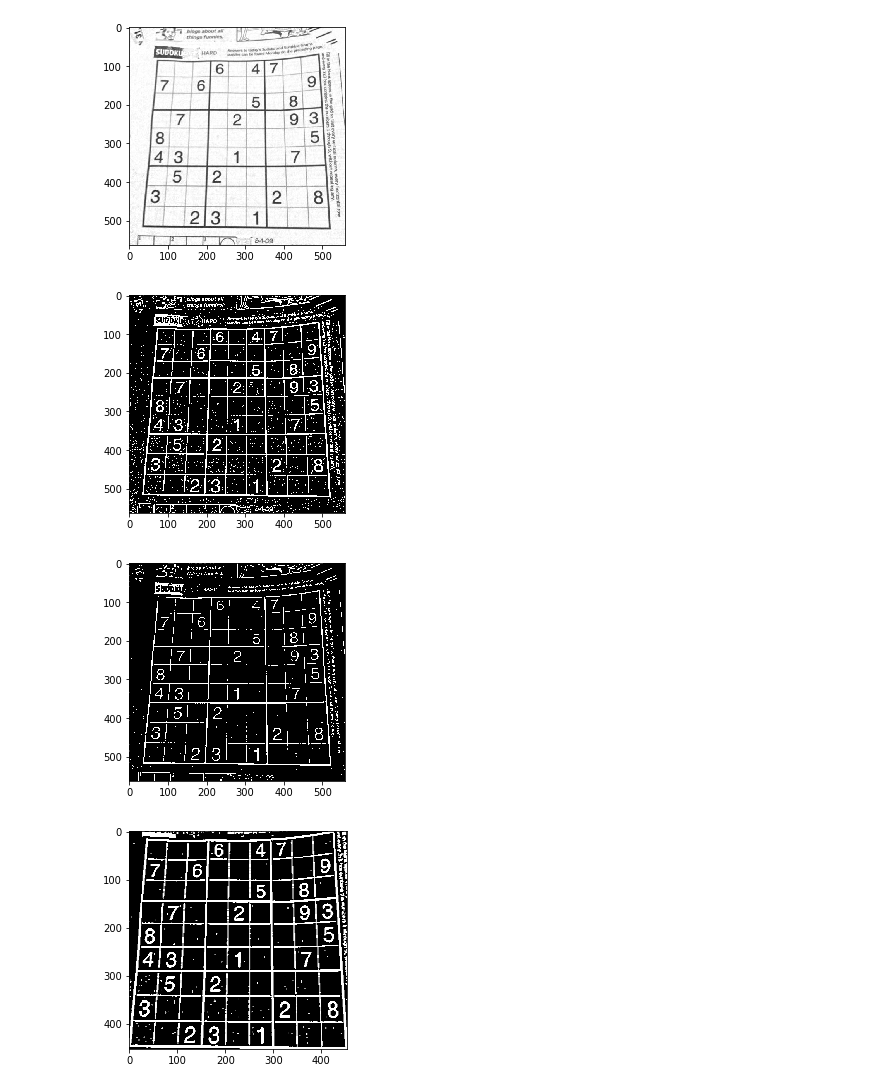
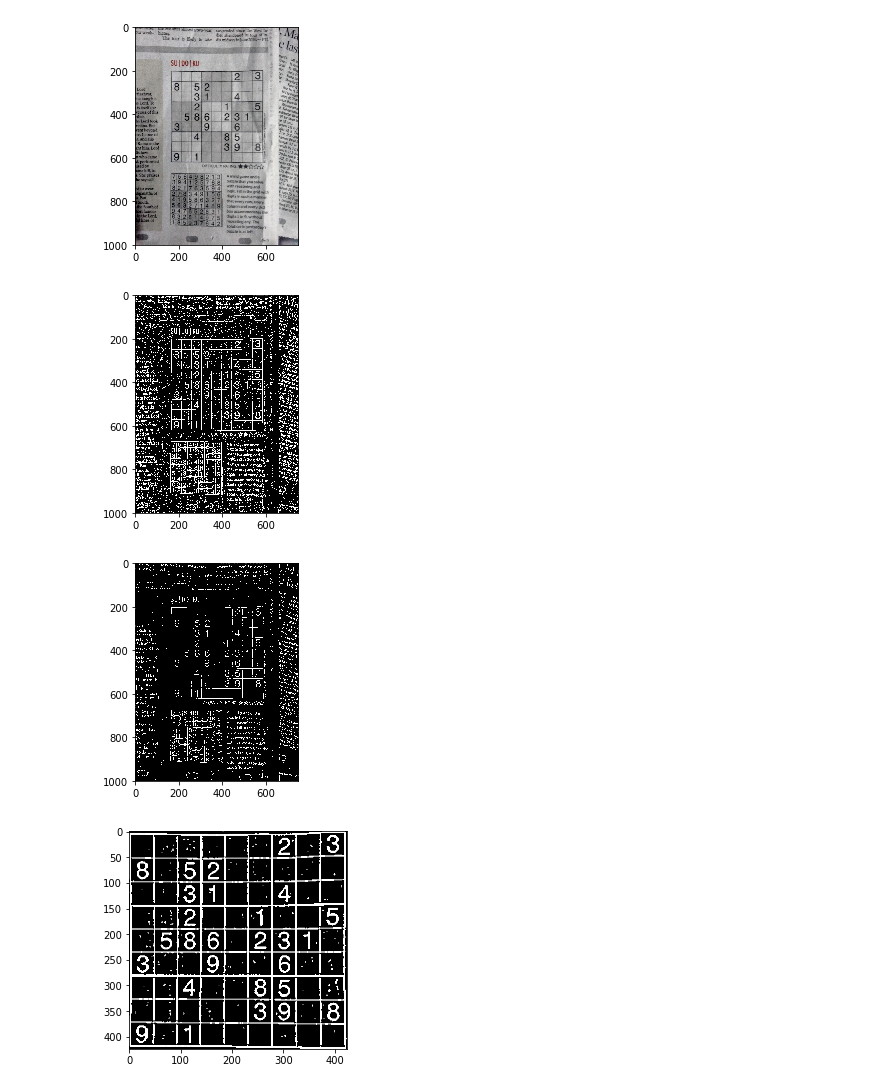
Before and after one commit to mananpal1997/Practical-OpenCV-Guide, a Jupyter notebook: demos/SudokuSolver.ipynb, the cells around one changed output. Cells and saved outputs as stored; diff of their text form; code cells hidden in the pictures.

```diff
--- a/demos/SudokuSolver.ipynb
+++ b/demos/SudokuSolver.ipynb
@@ -27,13 +27,13 @@ def predict(digit):
     labels = [str(w).replace("\n", "") for w in lines]
     return predictions[top], labels[top]
 # %%
-image = cv2.imread('../resources/sudoku1.png')
+image = cv2.imread('../resources/sudoku0.jpg')
 gray = cv2.cvtColor(image, cv2.COLOR_BGR2GRAY)
 
 plt.imshow(cv2.cvtColor(image, cv2.COLOR_BGR2RGB))
 plt.show()
 # %% [output]
-[figure, old version]
+[figure, new version]
 # %%
 # Values for certain parameters have been chosen experimentally
 
@@ -43,7 +43,7 @@ threshold = cv2.adaptiveThreshold(gray, 255, cv2.ADAPTIVE_THRESH_GAUSSIAN_C, cv2
 plt.imshow(threshold, cmap='gray')
 plt.show()
 # %% [output]
-[figure, old version]
+[figure, new version]
 # %%
 # Morphing
 kernel = cv2.getStructuringElement(cv2.MORPH_ELLIPSE, (2, 2))
@@ -53,7 +53,7 @@ eroded = cv2.erode(closing, cv2.getStructuringElement(cv2.MORPH_RECT, (2, 2)), i
 plt.imshow(eroded, cmap='gray')
 plt.show()
 # %% [output]
-[figure, old version]
+[figure, new version]
 # %%
 # get the sudoku grid
 contours, hierarchy = cv2.findContours(np.copy(eroded), cv2.RETR_TREE, cv2.CHAIN_APPROX_SIMPLE)
@@ -68,7 +68,7 @@ cropped = cv2.dilate(cropped, cv2.getStructuringElement(cv2.MORPH_CROSS, (3, 3))
 plt.imshow(cropped, cmap='gray')
 plt.show()
 # %% [output]
-[figure, old version]
+[figure, new version]
 # %%
 # Straighten the view (Bird's view), in case image is skewed
 def four_point_transform(polygon, image):
```
Also changed, not shown: parts of 4 cells of this notebook, 1 other file.
